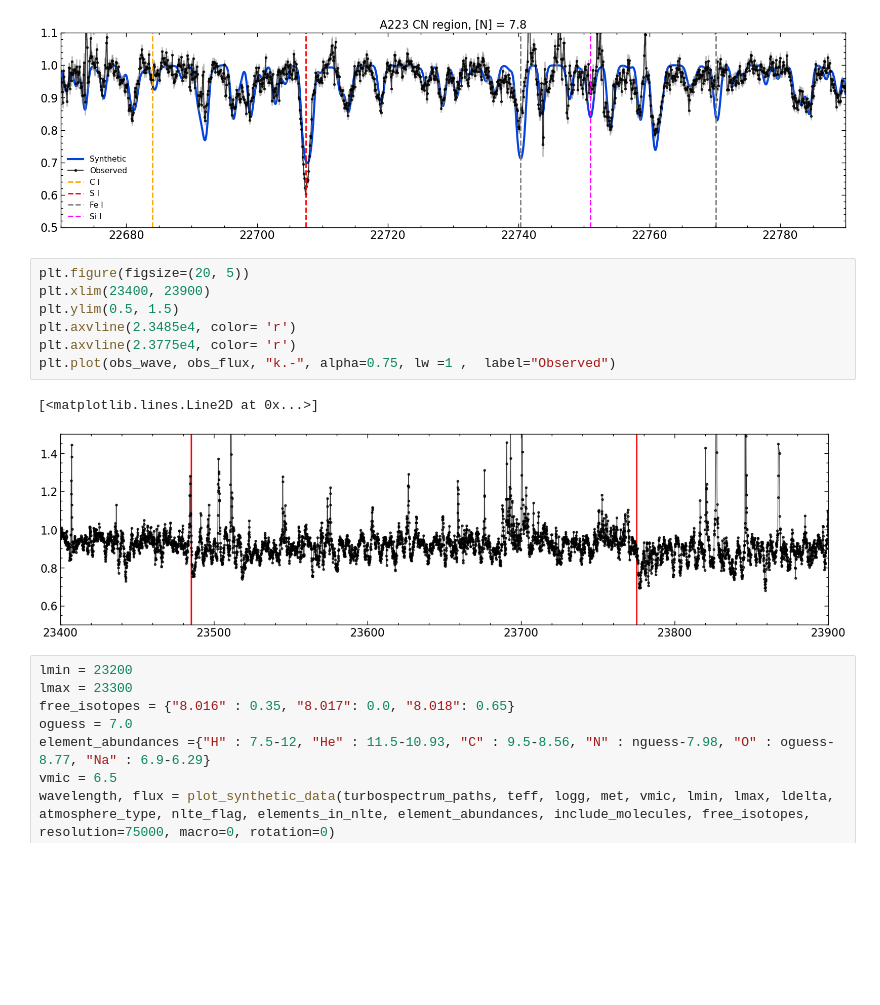
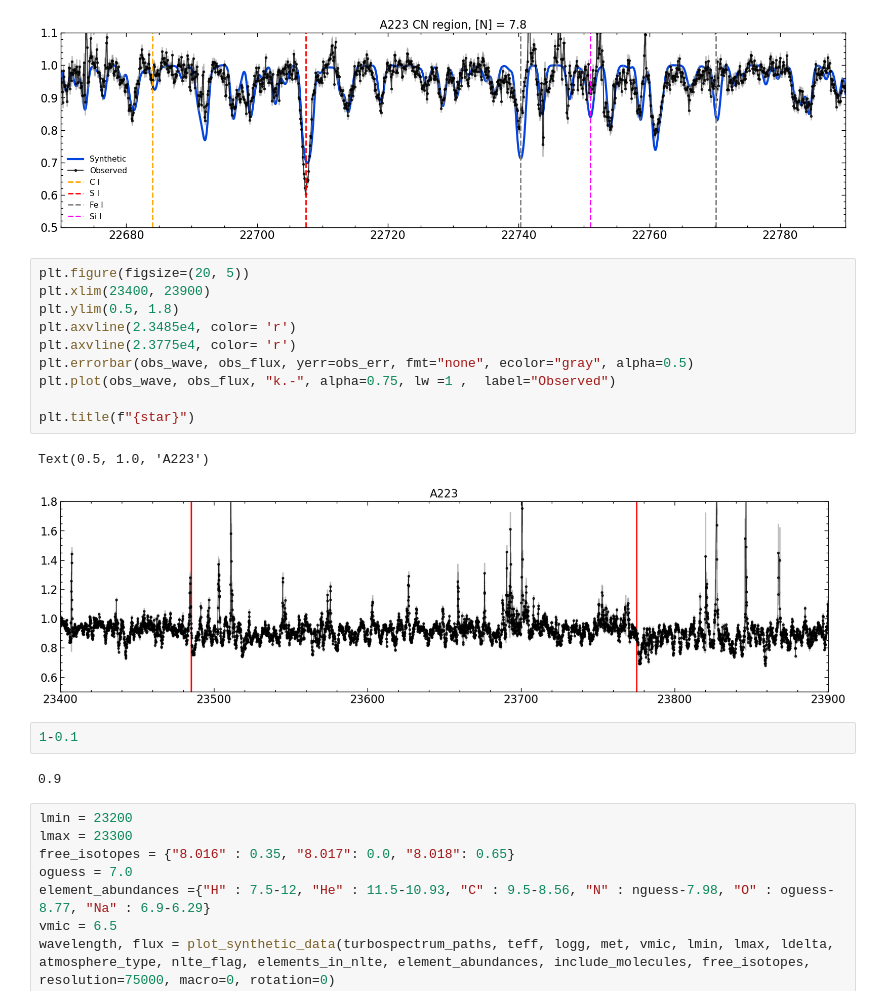
Before and after one commit to advaitmehla/TSFitPy, a Jupyter notebook: guess_nbs/A223.ipynb, the cells around one changed output. Drawn from its saved outputs; the diff is of its cells as text; blank space fills up the shorter version.

Commit message:
new star guesses

```diff
--- a/guess_nbs/A223.ipynb
+++ b/guess_nbs/A223.ipynb
@@ -72,13 +72,20 @@ plt.legend(fontsize=11)
 # %%
 plt.figure(figsize=(20, 5))
 plt.xlim(23400, 23900)
-plt.ylim(0.5, 1.5)
+plt.ylim(0.5, 1.8)
 plt.axvline(2.3485e4, color= 'r')
 plt.axvline(2.3775e4, color= 'r')
+plt.errorbar(obs_wave, obs_flux, yerr=obs_err, fmt="none", ecolor="gray", alpha=0.5)
 plt.plot(obs_wave, obs_flux, "k.-", alpha=0.75, lw =1 ,  label="Observed")
+
+plt.title(f"{star}")
 # %% [output]
-[<matplotlib.lines.Line2D at 0x...>]
+Text(0.5, 1.0, 'A223')
-[figure, old version]
+[figure, new version]
+# %%
+1-0.1
+# %% [output]
+0.9
 # %%
 lmin = 23200
 lmax = 23300
```
Also changed, not shown: parts of 8 cells of this notebook, 9 other files.
